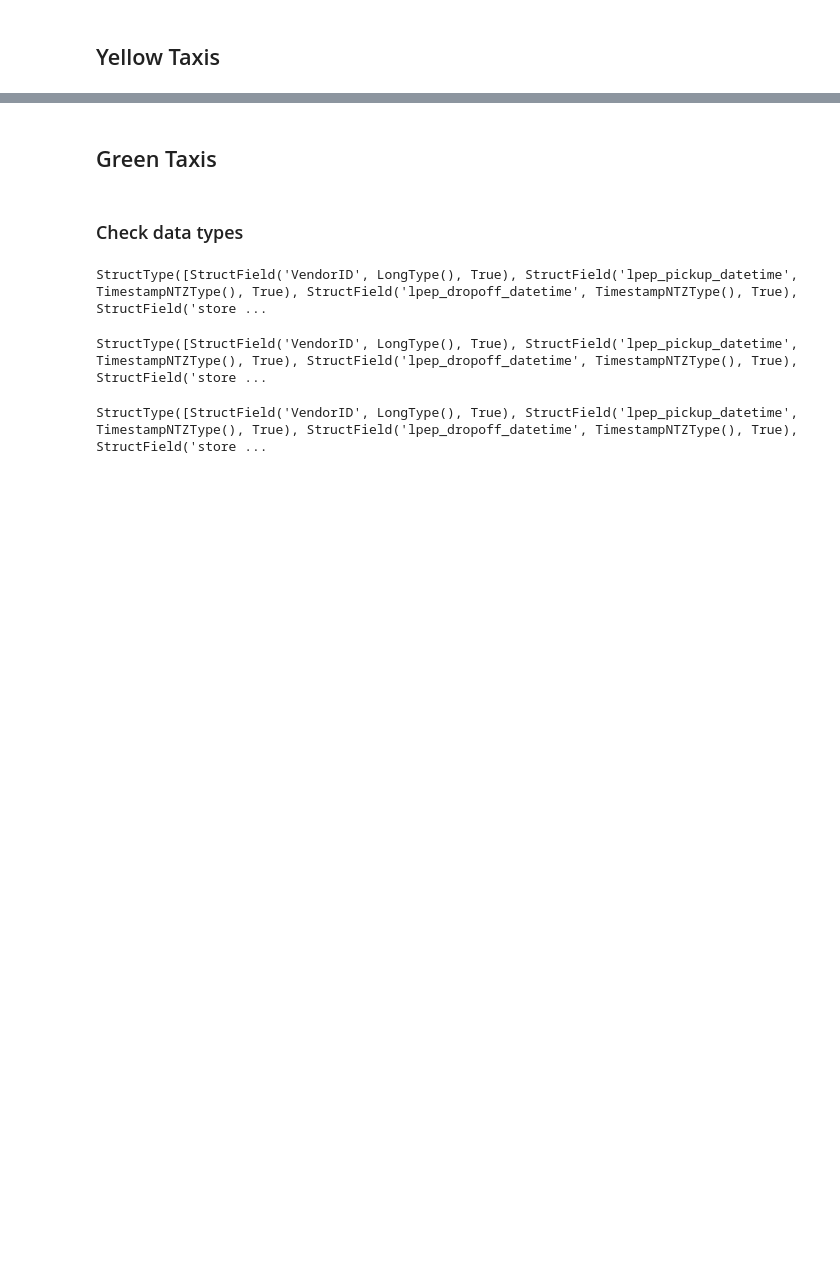
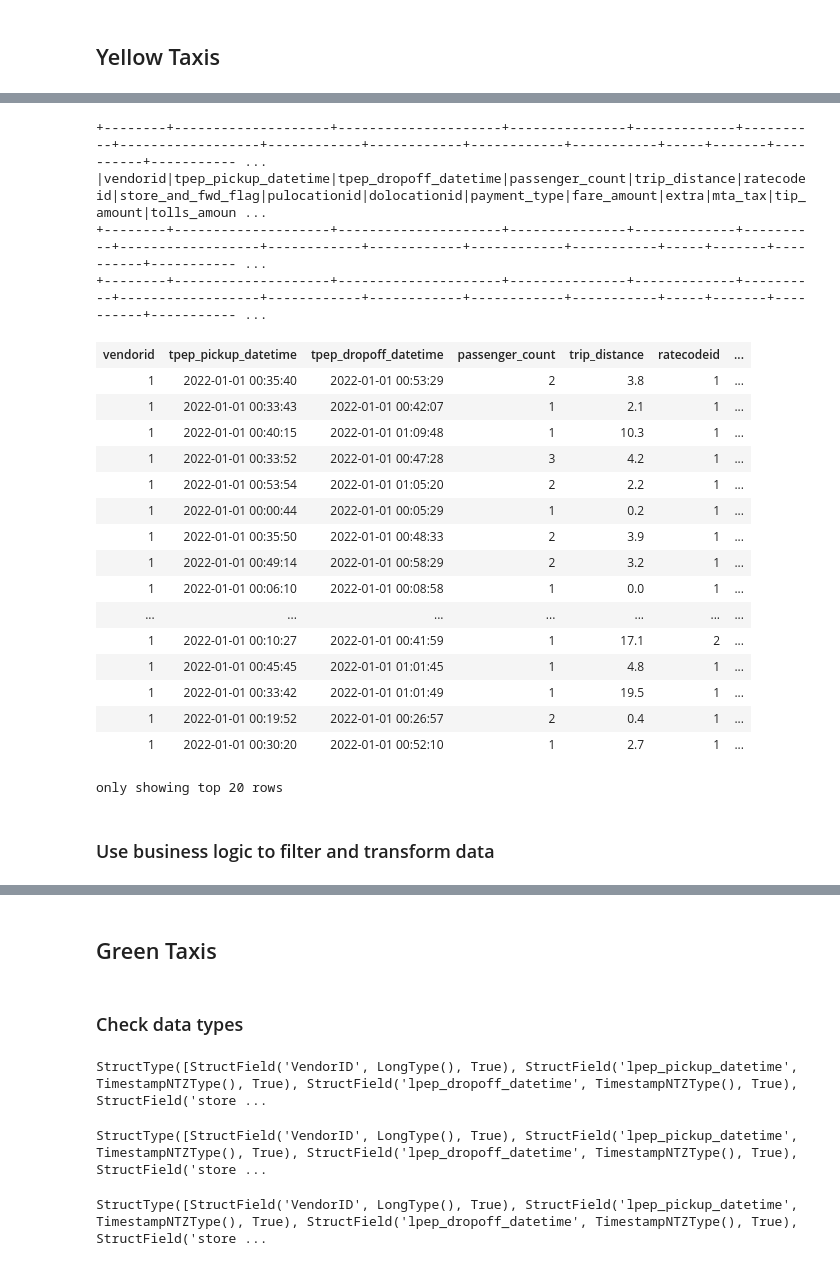
Before and after one commit to jameslafontaine/unimelb-mast30034-solo-project, a Jupyter notebook: notebooks/preprocessing_part_2.ipynb, the cells around one changed output, grey strips where cells are left out. Drawn from its saved outputs; the diff is of its cells as text; code cells hidden in the pictures; blank space fills up the shorter version.

```diff
--- a/notebooks/preprocessing_part_2.ipynb
+++ b/notebooks/preprocessing_part_2.ipynb
@@ -145,0 +135,63 @@ for month in range(1,5):
+# %%
+sdf_yellow_2022_01.where(
+    (F.col('airport_fee') == 0)
+    & (F.col('pulocationid') != 132)
+    & (F.col('pulocationid') != 138)
+    | (F.col('pulocationid') == 132)
+    & (F.col('airport_fee') == 1.25)
+    | (F.col('pulocationid') == 138)
+    & (F.col('airport_fee') == 1.25)
+    ).where(
+        (F.col('airport_fee') != 1.25)
+        & (F.col('pulocationid') == 132)
+        & (F.col('pulocationid') == 138)
+        ).show(5)
+
+'''
+sdf_yellow_2022_01.withColumn(
+    'is_valid_record',
+    # when we have a positive distance/passenger/total amount then True
+    # else False
+    F.when(
+        (F.col('airport_fee') == 0)
+        & (F.col('pulocationid') != 132)
+        & (F.col('pulocationid') != 138)
+        | (F.col('pulocationid') == 132)
+        & (F.col('airport_fee') == 1.25)
+        | (F.col('pulocationid') == 138)
+        & (F.col('airport_fee') == 1.25),
+        True
+    ).otherwise(False)
+).where(F.col('airport_fee') == 1.25)
+'''
+sdf_yellow_2022_01.where(
+    (F.col('vendorid') == 1)
+    | (F.col('vendorid') == 2)
+    ).where(
+        (F.col('vendorid') == 1)
+        & (F.col('vendorid') != 2)
+    )
+# %% [output]
++--------+--------------------+---------------------+---------------+-------------+----------+------------------+------------+------------+------------+-----------+-----+-------+----------+----------- ...
+|vendorid|tpep_pickup_datetime|tpep_dropoff_datetime|passenger_count|trip_distance|ratecodeid|store_and_fwd_flag|pulocationid|dolocationid|payment_type|fare_amount|extra|mta_tax|tip_amount|tolls_amoun ...
++--------+--------------------+---------------------+---------------+-------------+----------+------------------+------------+------------+------------+-----------+-----+-------+----------+----------- ...
++--------+--------------------+---------------------+---------------+-------------+----------+------------------+------------+------------+------------+-----------+-----+-------+----------+----------- ...
+| vendorid | tpep_pickup_datetime | tpep_dropoff_datetime | passenger_count | trip_distance | ratecodeid | ... |
+| 1 | 2022-01-01 00:35:40 | 2022-01-01 00:53:29 | 2 | 3.8 | 1 | ... |
+| 1 | 2022-01-01 00:33:43 | 2022-01-01 00:42:07 | 1 | 2.1 | 1 | ... |
+| 1 | 2022-01-01 00:40:15 | 2022-01-01 01:09:48 | 1 | 10.3 | 1 | ... |
+| 1 | 2022-01-01 00:33:52 | 2022-01-01 00:47:28 | 3 | 4.2 | 1 | ... |
+| 1 | 2022-01-01 00:53:54 | 2022-01-01 01:05:20 | 2 | 2.2 | 1 | ... |
+| 1 | 2022-01-01 00:00:44 | 2022-01-01 00:05:29 | 1 | 0.2 | 1 | ... |
+| 1 | 2022-01-01 00:35:50 | 2022-01-01 00:48:33 | 2 | 3.9 | 1 | ... |
+| 1 | 2022-01-01 00:49:14 | 2022-01-01 00:58:29 | 2 | 3.2 | 1 | ... |
+| 1 | 2022-01-01 00:06:10 | 2022-01-01 00:08:58 | 1 | 0.0 | 1 | ... |
+| ... | ... | ... | ... | ... | ... | ... |
+| 1 | 2022-01-01 00:10:27 | 2022-01-01 00:41:59 | 1 | 17.1 | 2 | ... |
+| 1 | 2022-01-01 00:45:45 | 2022-01-01 01:01:45 | 1 | 4.8 | 1 | ... |
+| 1 | 2022-01-01 00:33:42 | 2022-01-01 01:01:49 | 1 | 19.5 | 1 | ... |
+| 1 | 2022-01-01 00:19:52 | 2022-01-01 00:26:57 | 2 | 0.4 | 1 | ... |
+| 1 | 2022-01-01 00:30:20 | 2022-01-01 00:52:10 | 1 | 2.7 | 1 | ... |
+only showing top 20 rows
+# %% [markdown]
+### Use business logic to filter and transform data
```
Also changed, not shown: parts of 19 cells of this notebook, 1 other file.
